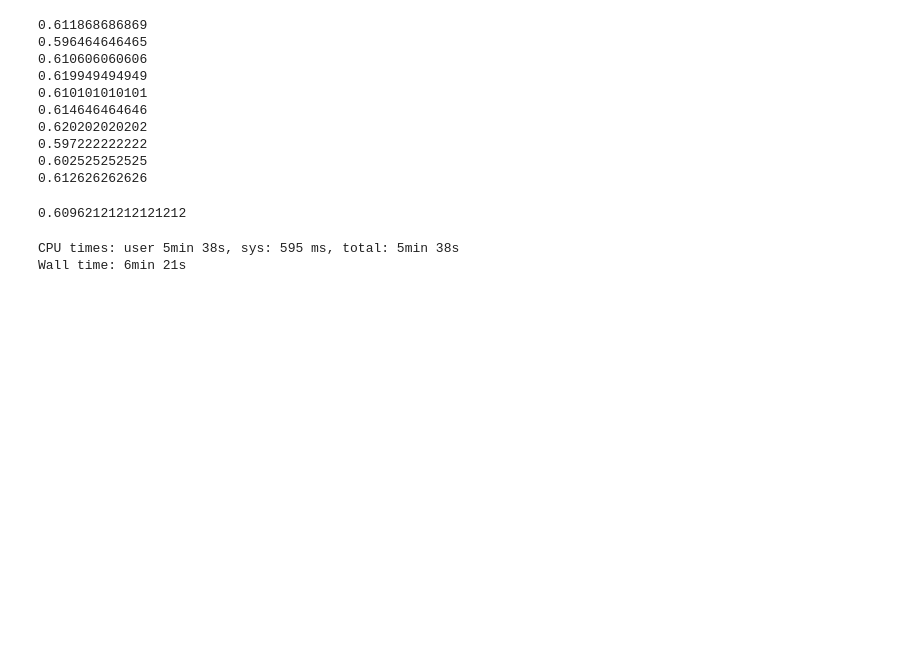
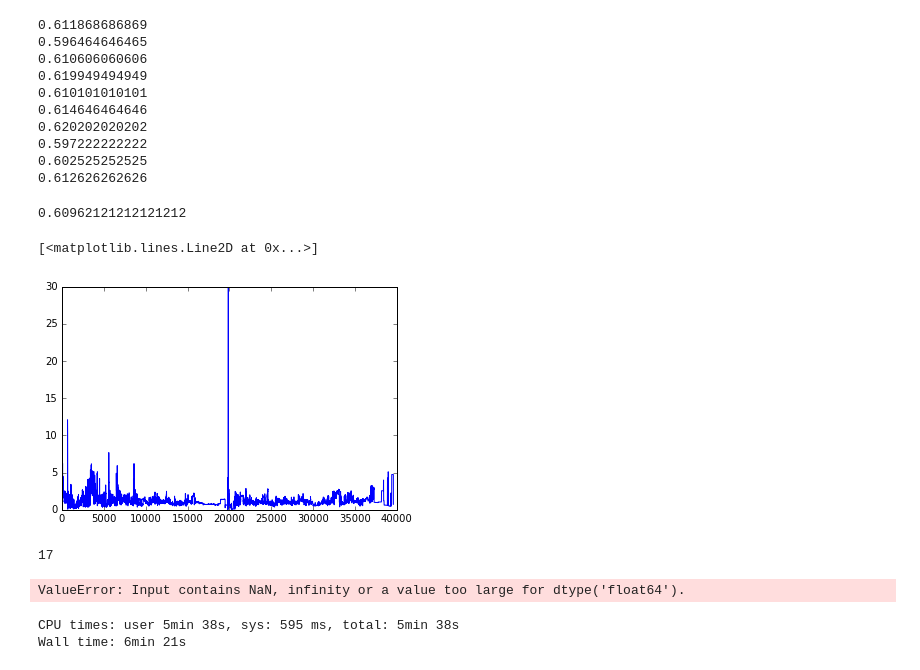
Before and after one commit to rorysroes/SGX-Full-OrderBook-Tick-Data-Trading-Strategy, a Jupyter notebook: Learning_Model_Trainer.ipynb, the cells around one changed output. Saved outputs shown, nothing was run; the diff lists cells and outputs as text; code cells hidden in the pictures; blank space fills up the shorter version.

```diff
--- a/Learning_Model_Trainer.ipynb
+++ b/Learning_Model_Trainer.ipynb
@@ -32,2 +32,9 @@ def cv_loop_auc(X, y, model, N):
         mean_auc += auc
     return mean_auc/N
+# %%
+for i in range(1,20,1):
+    data_train = pd.concat([data_2014_1[i-1],data_2014_1[i]],axis = 0).reset_index(drop=True)
+    Feature_data = data_train.drop(["0"],axis=1)
+    Label = data_train['0']
+    model = linear_model.LogisticRegression()
+    print cv_loop_auc(Feature_data, Label, model, 10)
@@ -75,6 +88,22 @@ cv_loop_acc(Feature_data, Label, model, 10)
 0.602525252525
 0.612626262626
 0.60962121212121212
+# %%
+plot(Feature_data['9'])
+# %% [output]
+[<matplotlib.lines.Line2D at 0x...>]
+[figure, added]
+# %%
+for i in range(17,20,1):
+    data_train = pd.concat([data_2014_1[i-1],data_2014_1[i]],axis = 0).reset_index(drop=True)
+    Feature_data = data_train.drop(["0"],axis=1)
+    Label = data_train['0']
+    model = linear_model.LogisticRegression()
+    print i
+    print cv_loop_acc(Feature_data, Label, model, 10)
+# %% [output]
+17
+ValueError: Input contains NaN, infinity or a value too large for dtype('float64').
 # %%
 from sklearn.grid_search import (GridSearchCV, RandomizedSearchCV)
 from sklearn.ensemble import RandomForestClassifier
```
Also changed, not shown: parts of 4 cells of this notebook, 2 other files.
